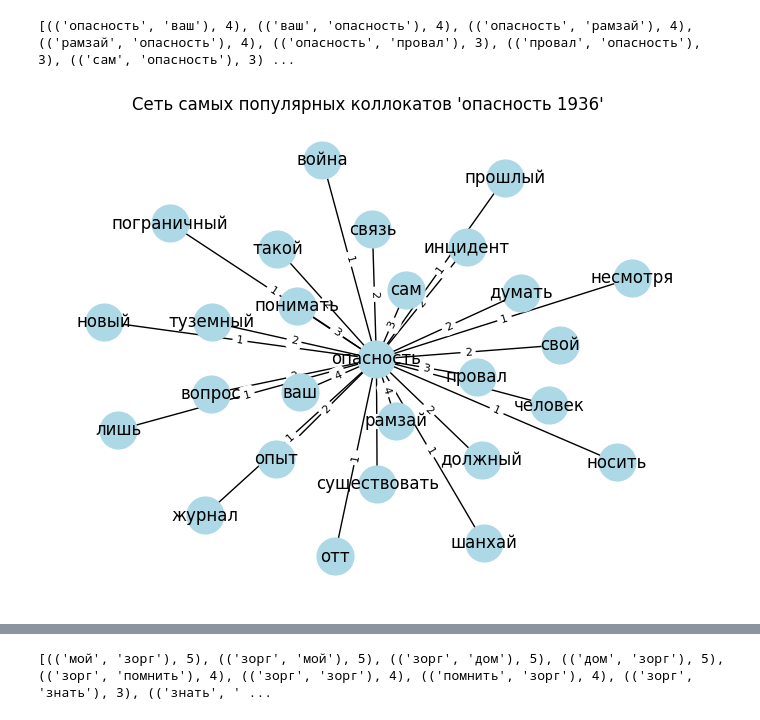
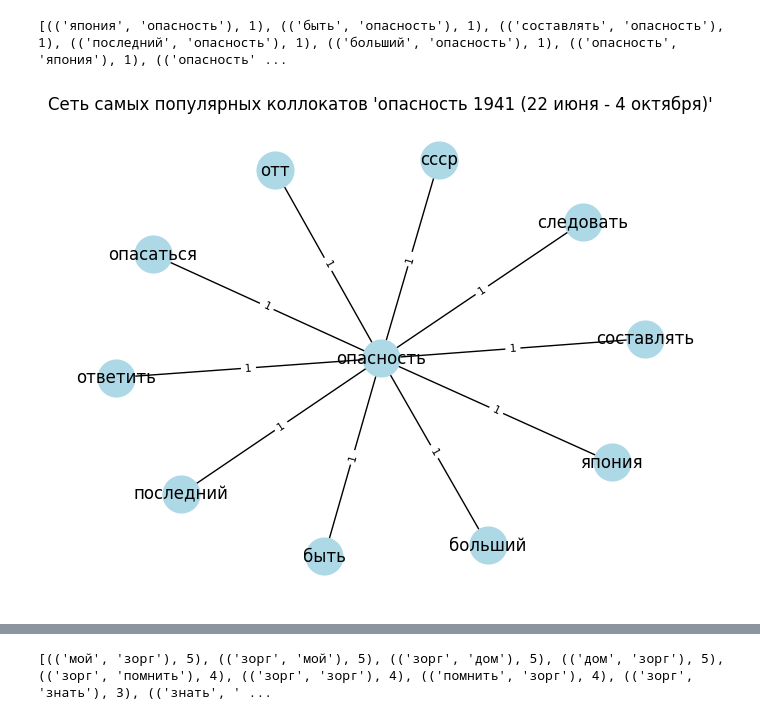
Before and after one commit to Uliana-san/Japan, a Jupyter notebook: Zorge_collocate_new.ipynb, the cells around one changed output, grey strips where cells are left out. Drawn from its saved outputs; the diff is of its cells as text; code cells hidden in the pictures.

```diff
--- a/Zorge_collocate_new.ipynb
+++ b/Zorge_collocate_new.ipynb
@@ -87,8 +97,14 @@ with open(telegr3, encoding='utf-8') as txt:
+# %%
+with open(telegr5, encoding='utf-8') as txt:
+    text = txt.read()
+    text = re.sub(r'\n', ' ', text)
+    text = re.sub(r'[^А-Яа-я -]', '', text.lower())
+    text = ' '.join([morph.parse(token)[0].normal_form for token in word_tokenize(text) if token not in stopwords_ru and len(token) > 2])
 # %%
 #Пишем функцию для составления коллокатов
-def skipgrammer(telegr3, window_size):
+def skipgrammer(telegr5, window_size):
     skip_grams = []
-    tokens = word_tokenize(telegr3)
+    tokens = word_tokenize(telegr5)
     for index in range(len(tokens)):
         target_word = tokens[index]
         start = max(0, index - window_size)
@@ -111,15 +129,17 @@ skip_grams_zorg_dang36 = skipgrammer(text, 5)
+# %%
+skip_grams_zorg_dang41war = skipgrammer(text, 5)
 # %%
-#Смотрим ключевое слово "опасность 1936"
+#Смотрим ключевое слово "опасность 1941 (22 июня - 4 октября)"
 target = 'опасность'
 target_skipgrams = []
-for skipgram in skip_grams_zorg_dang36:
+for skipgram in skip_grams_zorg_dang41war:
     if skipgram[0] == target or skipgram[1] == target:
         target_skipgrams.append(skipgram)
 
 target_skipgram_counts = Counter(target_skipgrams)
 print(target_skipgram_counts.most_common())
 # %% [output]
-[(('опасность', 'ваш'), 4), (('ваш', 'опасность'), 4), (('опасность', 'рамзай'), 4), (('рамзай', 'опасность'), 4), (('опасность', 'провал'), 3), (('провал', 'опасность'), 3), (('сам', 'опасность'), 3) ...
+[(('япония', 'опасность'), 1), (('быть', 'опасность'), 1), (('составлять', 'опасность'), 1), (('последний', 'опасность'), 1), (('больший', 'опасность'), 1), (('опасность', 'япония'), 1), (('опасность' ...
 # %%
 #Библиотеки для визуализации
 import networkx as nx
@@ -127,13 +147,13 @@ import matplotlib.pyplot as plt
 # %%
 G = nx.Graph()
 for (word1, word2), count in target_skipgram_counts.most_common(50):
         G.add_edge(word1, word2, weight=count)
 pos = nx.spring_layout(G)
 nx.draw(G, pos, with_labels=True, node_color='lightblue', node_size=700, font_size=12)
 edge_labels = nx.get_edge_attributes(G, 'weight')
 nx.draw_networkx_edge_labels(G, pos, edge_labels=edge_labels, font_size=8)
-plt.title("Сеть самых популярных коллокатов 'опасность 1936'")
+plt.title("Сеть самых популярных коллокатов 'опасность 1941 (22 июня - 4 октября)'")
 plt.show()
 # %% [output]
-[figure, old version]
+[figure, new version]
 # %%
```
Also changed, not shown: parts of 21 cells of this notebook.
